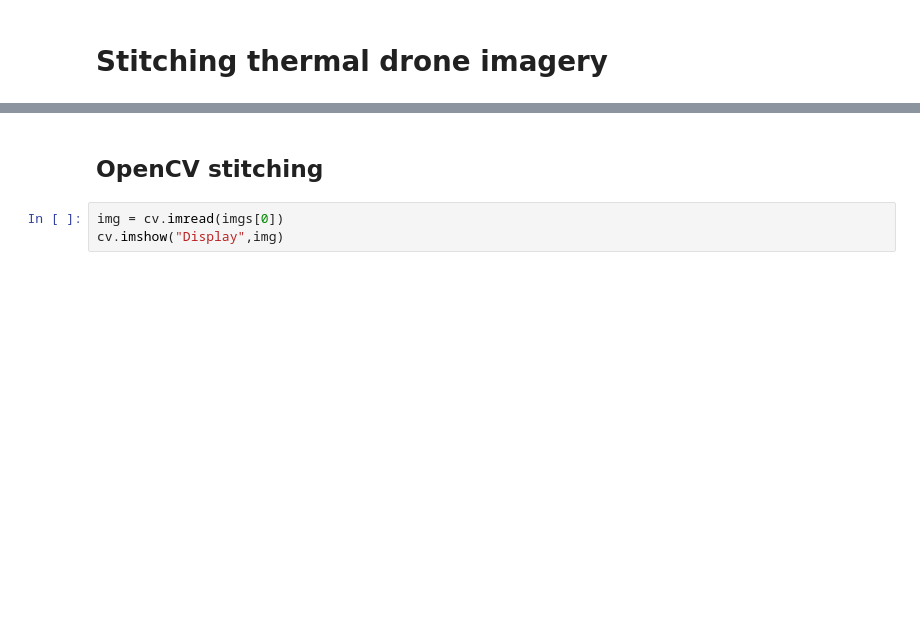
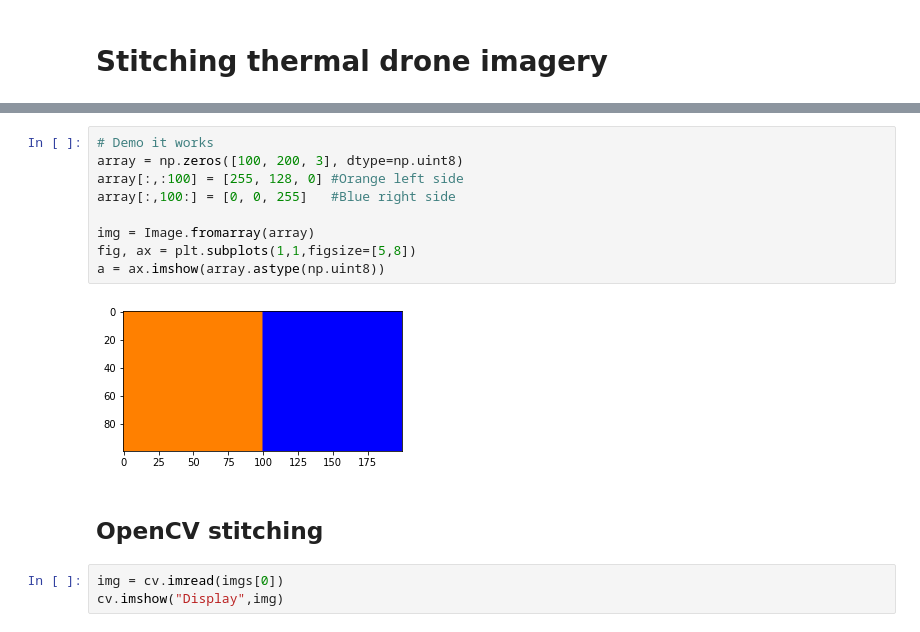
Before and after one commit to luke-scot/s4-thermal, a Jupyter notebook: drone-thermal-stitch.ipynb, the cells around one changed output, grey strips where cells are left out. Saved outputs shown, nothing was run; the diff lists cells and outputs as text; blank space fills up the shorter version.

```diff
--- a/drone-thermal-stitch.ipynb
+++ b/drone-thermal-stitch.ipynb
@@ -61,3 +95,14 @@ array([[[232, 229, 232, ..., 176, 173, 171],
+# %%
+# Demo it works
+array = np.zeros([100, 200, 3], dtype=np.uint8)
+array[:,:100] = [255, 128, 0] #Orange left side
+array[:,100:] = [0, 0, 255]   #Blue right side
+
+img = Image.fromarray(array)
+fig, ax = plt.subplots(1,1,figsize=[5,8])
+a = ax.imshow(array.astype(np.uint8))
+# %% [output]
+[figure, added]
 # %% [markdown]
 ## OpenCV stitching
 # %%
```
Also changed, not shown: parts of 13 cells of this notebook.
